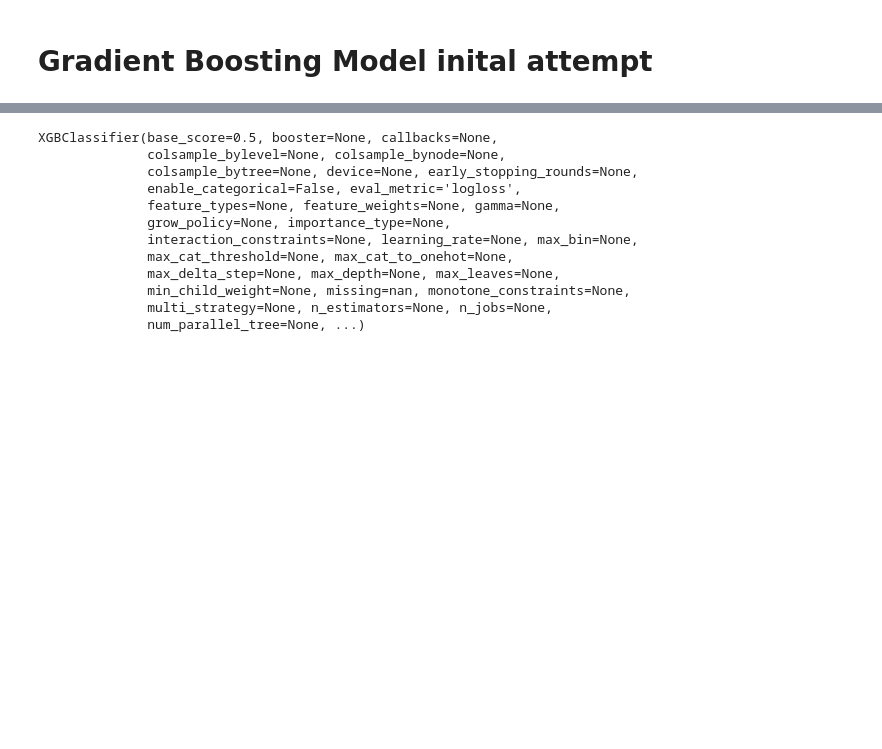
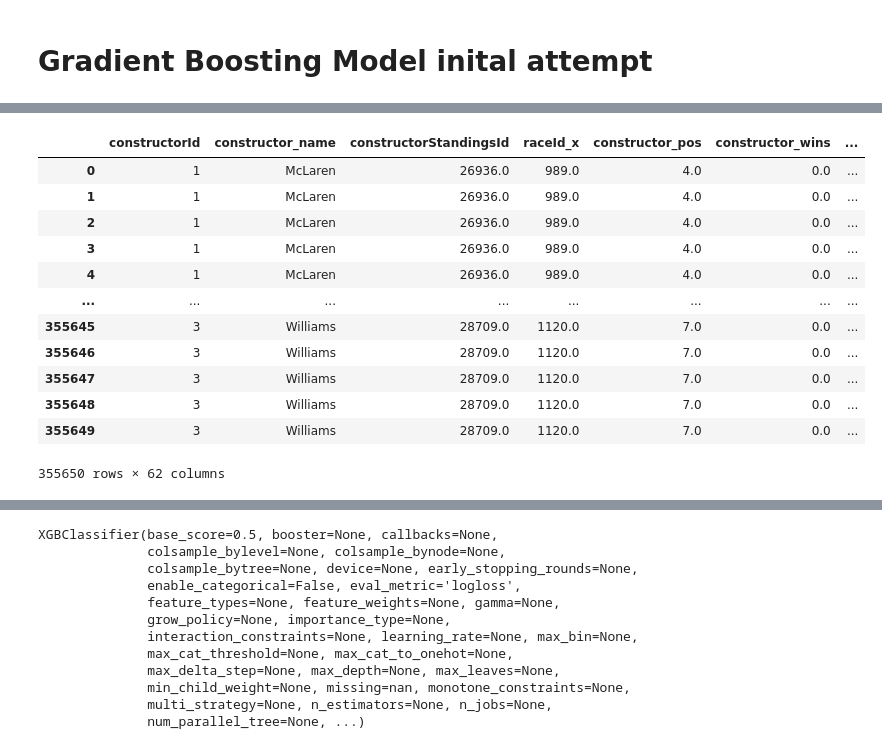
Before and after one commit to Plyrex/COMP3608-Project, a Jupyter notebook: gradient_boosting.ipynb, the cells around one changed output, grey strips where cells are left out. Drawn from its saved outputs; the diff is of its cells as text; code cells hidden in the pictures; blank space fills up the shorter version.

```diff
--- a/gradient_boosting.ipynb
+++ b/gradient_boosting.ipynb
@@ -31,3 +15,20 @@ df
+# %%
+df= pd.read_parquet("final_data.parquet")
+df
+# %% [output]
+|  | constructorId | constructor_name | constructorStandingsId | raceId_x | constructor_pos | constructor_wins | ... |
+| 0 | 1 | McLaren | 26936.0 | 989.0 | 4.0 | 0.0 | ... |
+| 1 | 1 | McLaren | 26936.0 | 989.0 | 4.0 | 0.0 | ... |
+| 2 | 1 | McLaren | 26936.0 | 989.0 | 4.0 | 0.0 | ... |
+| 3 | 1 | McLaren | 26936.0 | 989.0 | 4.0 | 0.0 | ... |
+| 4 | 1 | McLaren | 26936.0 | 989.0 | 4.0 | 0.0 | ... |
+| ... | ... | ... | ... | ... | ... | ... | ... |
+| 355645 | 3 | Williams | 28709.0 | 1120.0 | 7.0 | 0.0 | ... |
+| 355646 | 3 | Williams | 28709.0 | 1120.0 | 7.0 | 0.0 | ... |
+| 355647 | 3 | Williams | 28709.0 | 1120.0 | 7.0 | 0.0 | ... |
+| 355648 | 3 | Williams | 28709.0 | 1120.0 | 7.0 | 0.0 | ... |
+| 355649 | 3 | Williams | 28709.0 | 1120.0 | 7.0 | 0.0 | ... |
+355650 rows × 62 columns
 # %%
 df2= df.head(1000)
 df2
```
Also changed, not shown: parts of 4 cells of this notebook, 2 other files.
